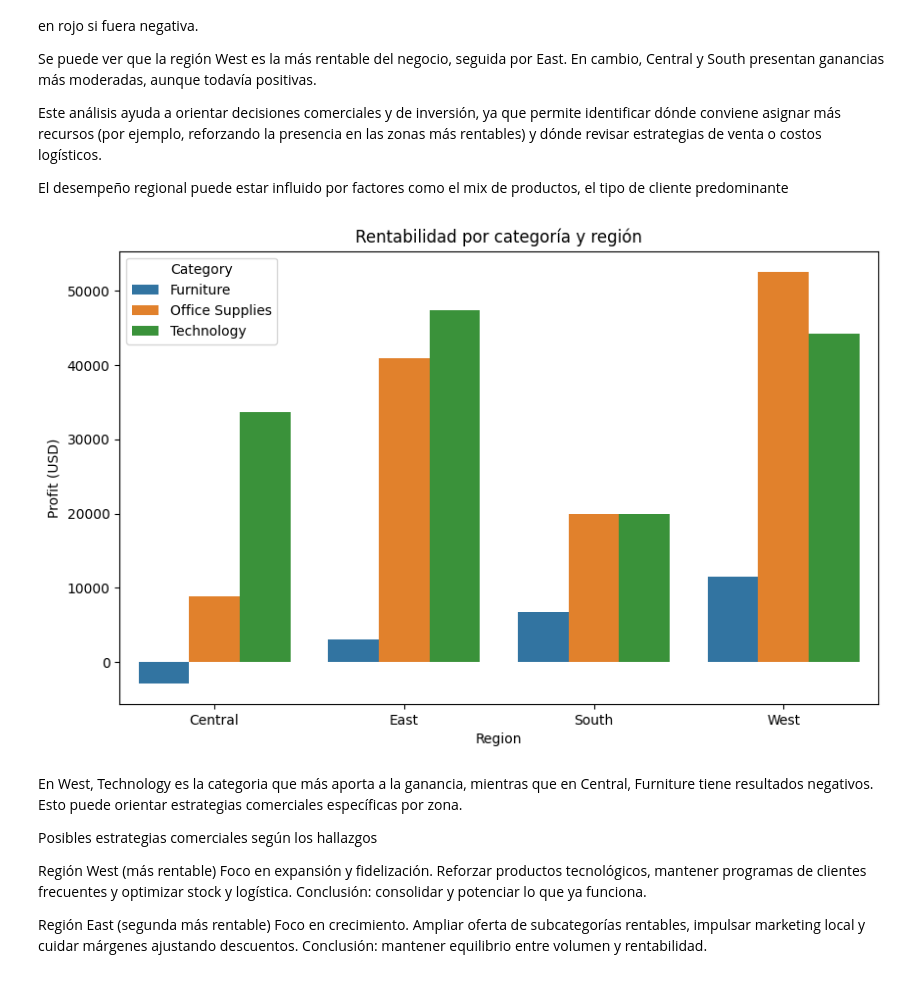
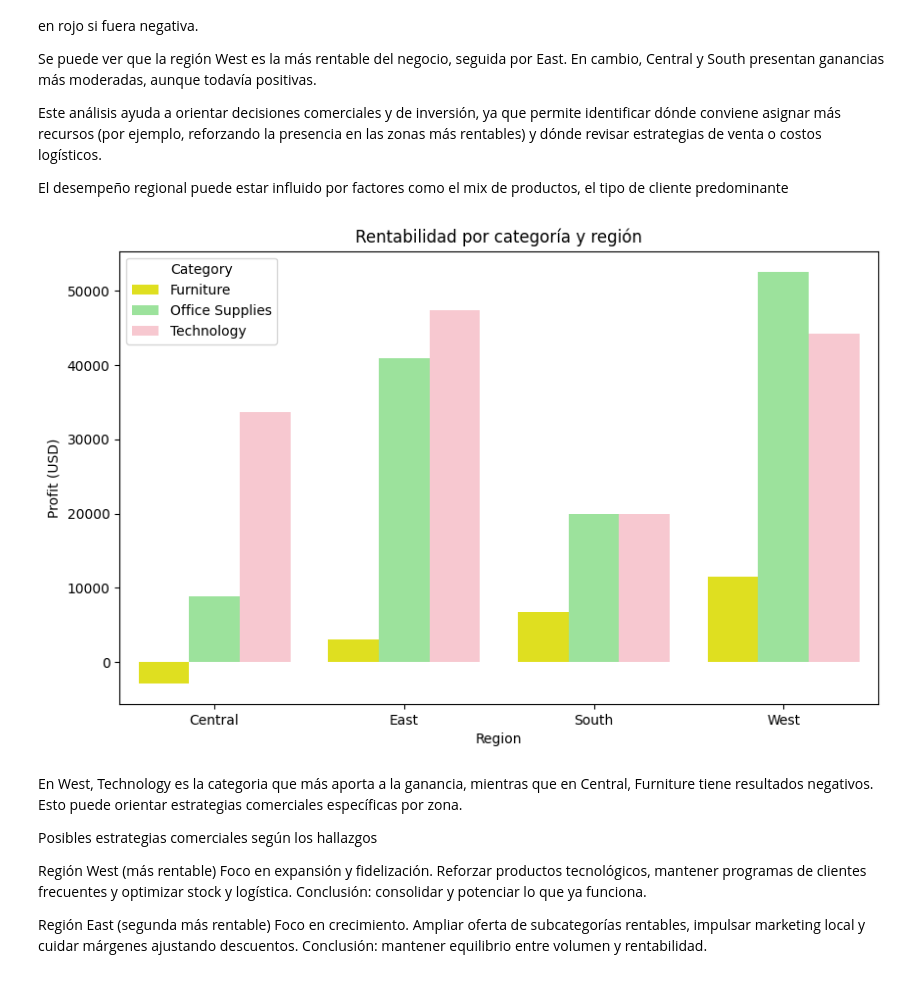
Before and after one commit to AgusISO8583/ITBA, a Jupyter notebook: TP_supermercadoG3.ipynb, the cells around one changed output. Cells and saved outputs as stored; diff of their text form; code cells hidden in the pictures.

```diff
--- a/TP_supermercadoG3.ipynb
+++ b/TP_supermercadoG3.ipynb
@@ -231,13 +231,13 @@ El desempeño regional puede estar influido por factores como el mix de producto
 # %%
 rent_region_cat = df.groupby(['Region', 'Category'])['Profit'].sum().reset_index()
 
 plt.figure(figsize=(10,6))
-sns.barplot(data=rent_region_cat, x='Region', y='Profit', hue='Category')
+sns.barplot(data=rent_region_cat, x='Region', y='Profit', hue='Category', palette=('yellow', 'lightgreen', 'pink'))
 plt.title('Rentabilidad por categoría y región')
 plt.ylabel('Profit (USD)')
 plt.show()
 # %% [output]
-[figure, old version]
+[figure, new version]
 # %% [markdown]
 En West,  Technology es la categoria que más aporta a la ganancia, mientras que en Central, Furniture tiene resultados negativos. Esto puede orientar estrategias comerciales específicas por zona.
 
```
Also changed, not shown: parts of 4 cells of this notebook.
